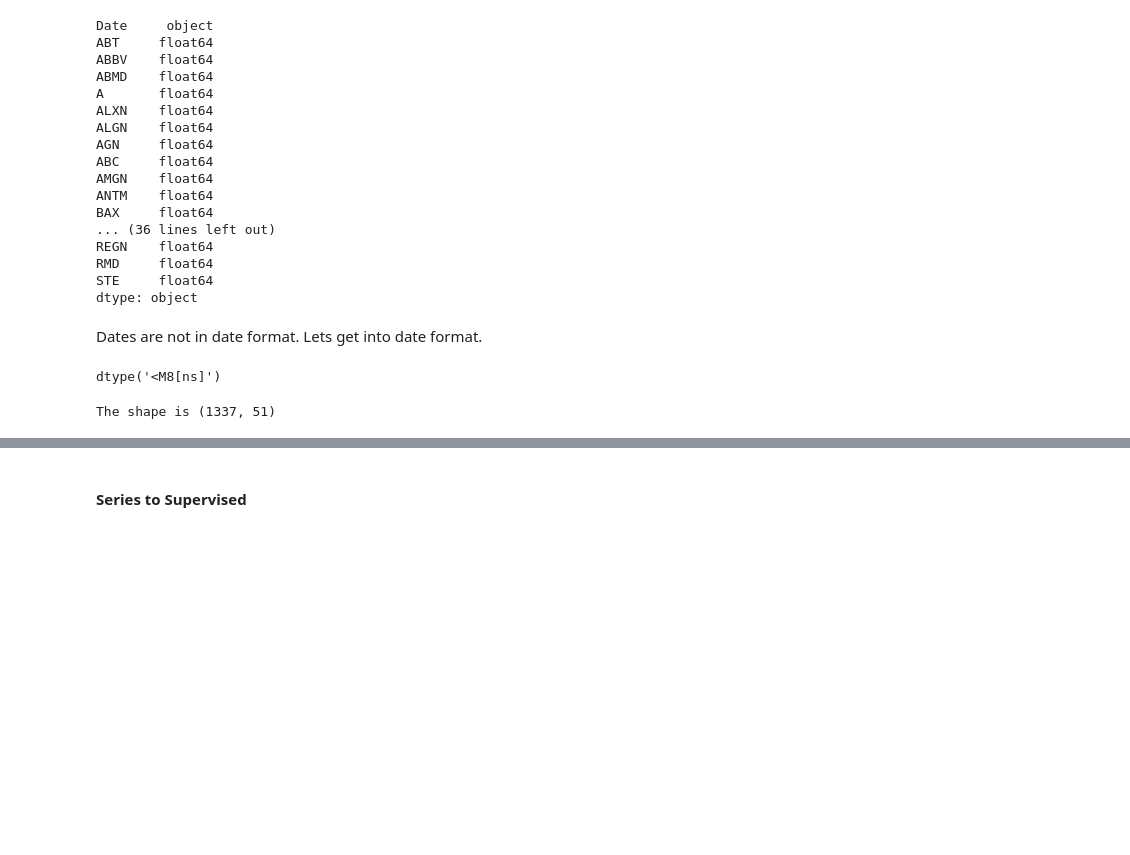
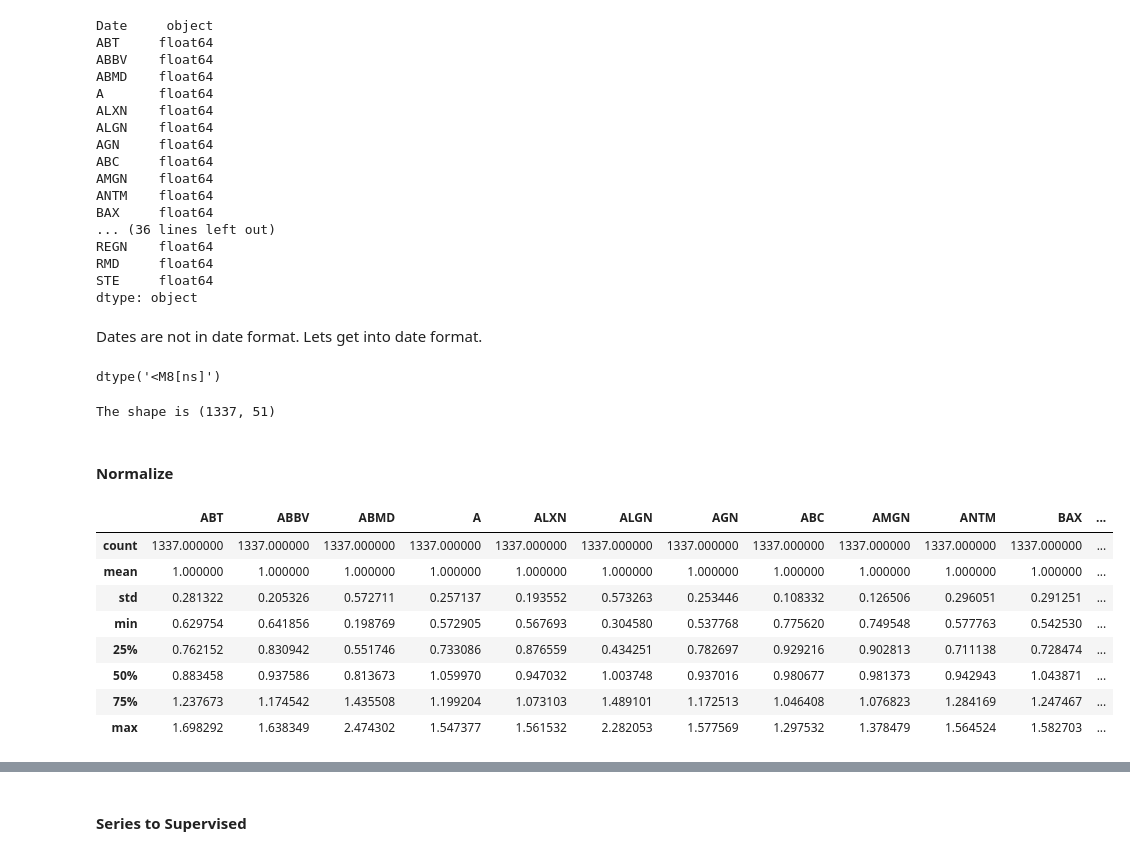
Before and after one commit to dustinak80/Deep_Learning, a Jupyter notebook: HW3/HW3.ipynb, the cells around one changed output, grey strips where cells are left out. Cells and saved outputs as stored; diff of their text form; code cells hidden in the pictures; blank space fills up the shorter version.

```diff
--- a/HW3/HW3.ipynb
+++ b/HW3/HW3.ipynb
@@ -83,3 +83,22 @@ dtype('<M8[ns]')
 print('The shape is {}'.format(stocks.shape))
 # %% [output]
 The shape is (1337, 51)
+# %% [markdown]
+#### Normalize
+# %%
+stocks2 = stocks.copy(deep = True)
+# %%
+means = stocks2.loc[:,'ABT':].mean()
+stocks2.loc[:,'ABT':] = stocks2.loc[:,'ABT':]/means
+# %%
+stocks2.describe()
+# %% [output]
+|  | ABT | ABBV | ABMD | A | ALXN | ALGN | AGN | ABC | AMGN | ANTM | BAX | ... |
+| count | 1337.000000 | 1337.000000 | 1337.000000 | 1337.000000 | 1337.000000 | 1337.000000 | 1337.000000 | 1337.000000 | 1337.000000 | 1337.000000 | 1337.000000 | ... |
+| mean | 1.000000 | 1.000000 | 1.000000 | 1.000000 | 1.000000 | 1.000000 | 1.000000 | 1.000000 | 1.000000 | 1.000000 | 1.000000 | ... |
+| std | 0.281322 | 0.205326 | 0.572711 | 0.257137 | 0.193552 | 0.573263 | 0.253446 | 0.108332 | 0.126506 | 0.296051 | 0.291251 | ... |
+| min | 0.629754 | 0.641856 | 0.198769 | 0.572905 | 0.567693 | 0.304580 | 0.537768 | 0.775620 | 0.749548 | 0.577763 | 0.542530 | ... |
+| 25% | 0.762152 | 0.830942 | 0.551746 | 0.733086 | 0.876559 | 0.434251 | 0.782697 | 0.929216 | 0.902813 | 0.711138 | 0.728474 | ... |
+| 50% | 0.883458 | 0.937586 | 0.813673 | 1.059970 | 0.947032 | 1.003748 | 0.937016 | 0.980677 | 0.981373 | 0.942943 | 1.043871 | ... |
+| 75% | 1.237673 | 1.174542 | 1.435508 | 1.199204 | 1.073103 | 1.489101 | 1.172513 | 1.046408 | 1.076823 | 1.284169 | 1.247467 | ... |
+| max | 1.698292 | 1.638349 | 2.474302 | 1.547377 | 1.561532 | 2.282053 | 1.577569 | 1.297532 | 1.378479 | 1.564524 | 1.582703 | ... |
```
Also changed, not shown: parts of 9 cells of this notebook.
